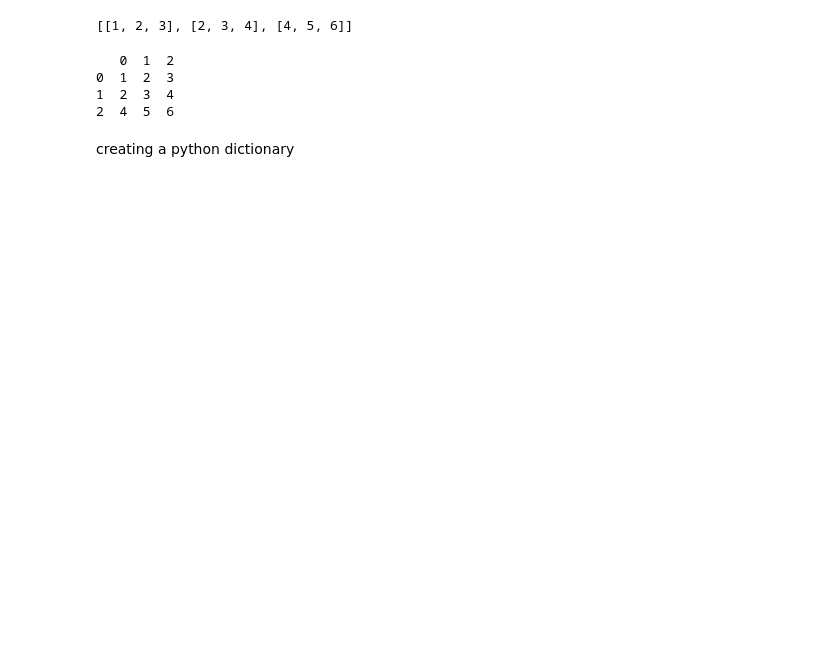
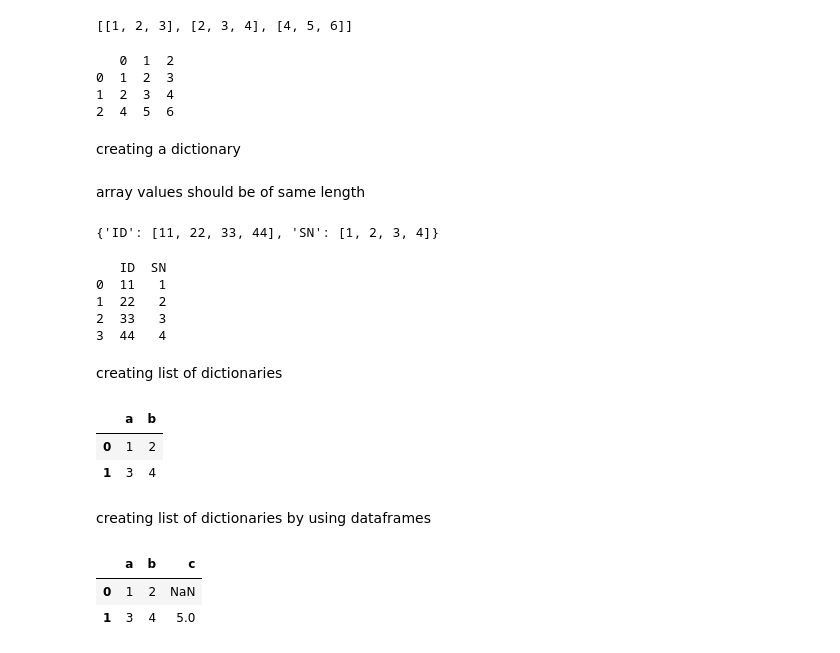
Before and after one commit to sukanyaganik14-collab/practice, a Jupyter notebook: pandas.ipynb, the cells around one changed output. Drawn from its saved outputs; the diff is of its cells as text; code cells hidden in the pictures; blank space fills up the shorter version.

```diff
--- a/pandas.ipynb
+++ b/pandas.ipynb
@@ -300,7 +295,40 @@ print(df2)
 1  2  3  4
 2  4  5  6
 # %% [markdown]
-creating a python dictionary
+creating a dictionary
+# %% [markdown]
+array values should be of same length
 # %%
-dict1 = {'ID':[11,22,33,44]}
-dict1
+dict1 = {'ID':[11,22,33,44],'SN':[1,2,3,4]}
+print(dict1)
+# %% [output]
+{'ID': [11, 22, 33, 44], 'SN': [1, 2, 3, 4]}
+# %%
+df3 = pd.DataFrame(dict1)
+print(df3)
+# %% [output]
+   ID  SN
+0  11   1
+1  22   2
+2  33   3
+3  44   4
+# %% [markdown]
+creating list of dictionaries
+# %%
+ls_dict = [{'a':1, 'b':2},{'a':3, 'b':4}]
+df5 = pd.DataFrame(ls_dict)
+df5
+# %% [output]
+|  | a | b |
+| 0 | 1 | 2 |
+| 1 | 3 | 4 |
+# %% [markdown]
+creating list of dictionaries by using dataframes
+# %%
+ls_dict = [{'a':1, 'b':2},{'a':3, 'b':4, 'c':5}]
+df5 = pd.DataFrame(ls_dict)
+df5
+# %% [output]
+|  | a | b | c |
+| 0 | 1 | 2 | NaN |
+| 1 | 3 | 4 | 5.0 |
```
Also changed, not shown: parts of 3 cells of this notebook.
